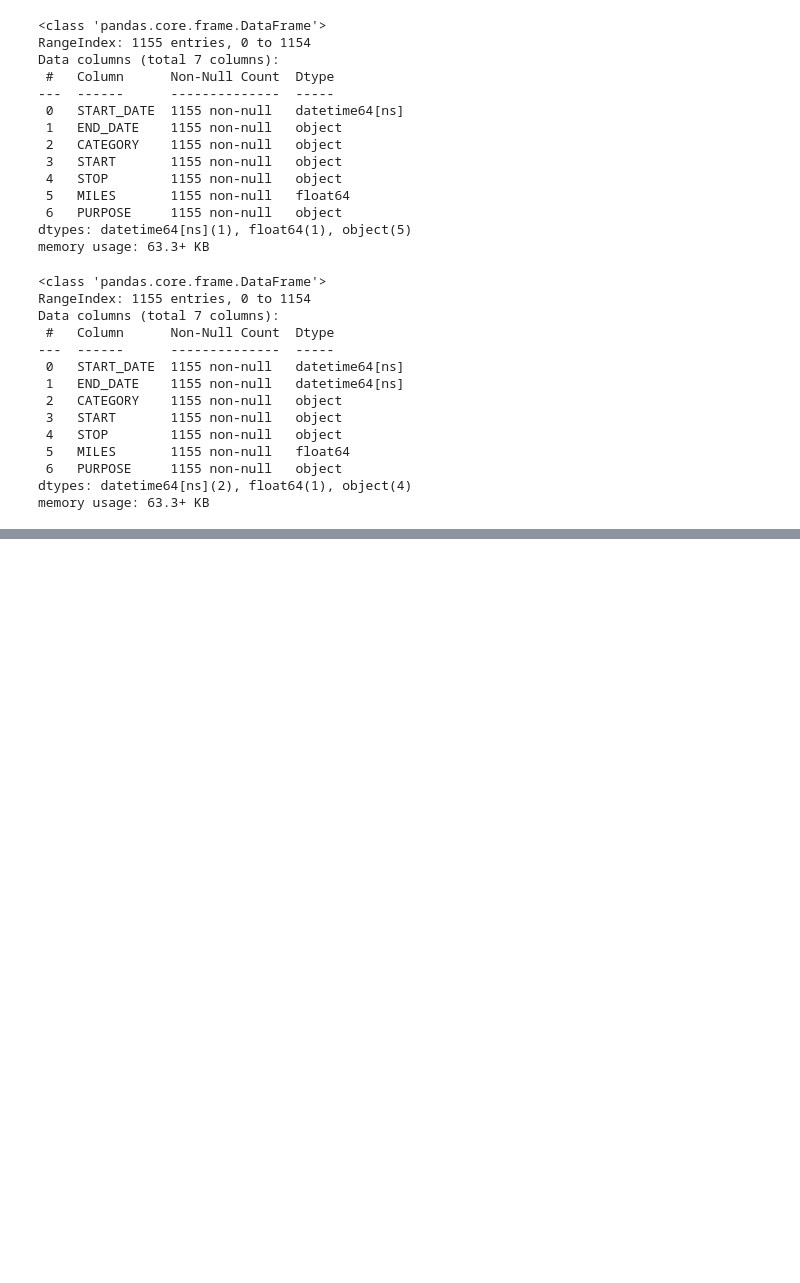
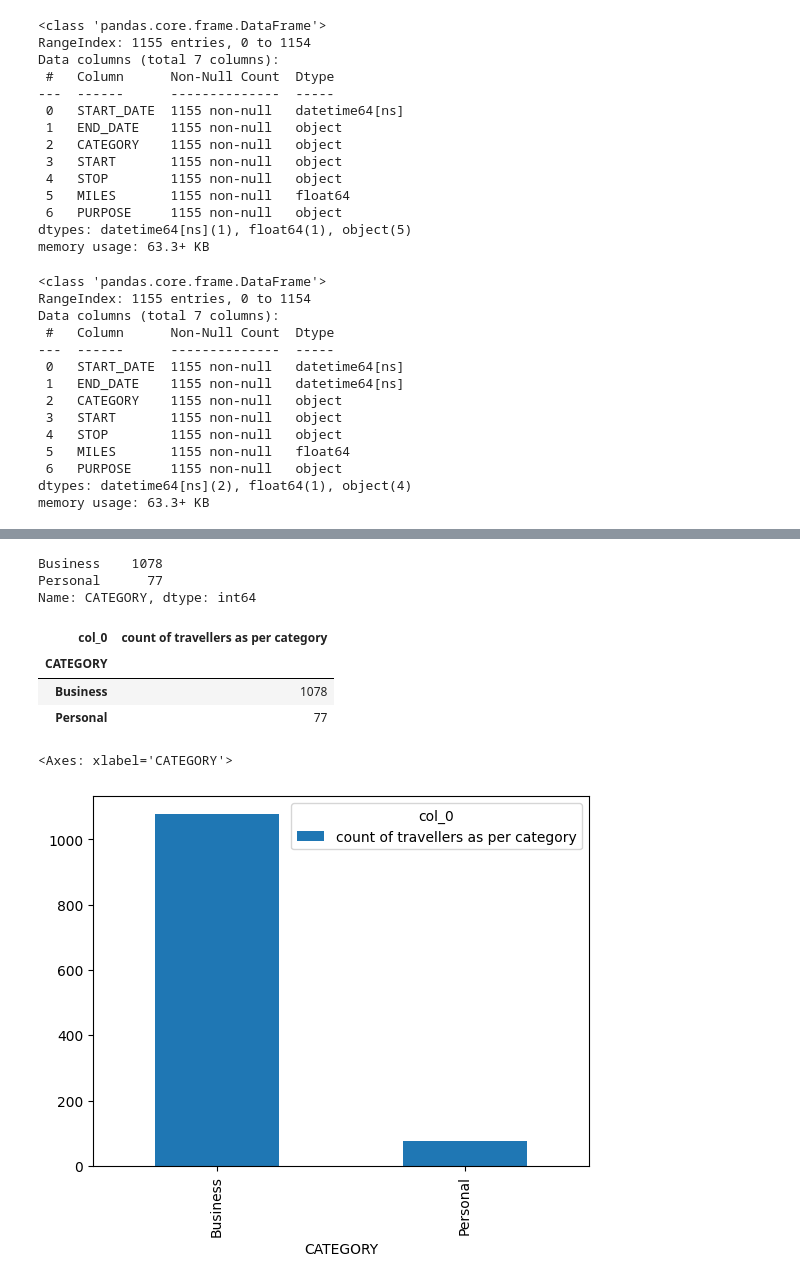
Before and after one commit to Ashutosh-Gairola/DEV, a Jupyter notebook: Analysis.ipynb, the cells around one changed output, grey strips where cells are left out. Saved outputs shown, nothing was run; the diff lists cells and outputs as text; code cells hidden in the pictures; blank space fills up the shorter version.

```diff
--- a/Analysis.ipynb
+++ b/Analysis.ipynb
@@ -330,0 +360,20 @@ df.tail(20)
+# %%
+df.CATEGORY.value_counts()
+# %% [output]
+Business    1078
+Personal      77
+Name: CATEGORY, dtype: int64
+# %%
+category = pd.crosstab(index=df['CATEGORY'],columns="count of travellers as per category")
+# %%
+category
+# %% [output]
+| col_0 | count of travellers as per category |
+| CATEGORY |  |
+| Business | 1078 |
+| Personal | 77 |
+# %%
+category.plot(kind='bar')
+# %% [output]
+<Axes: xlabel='CATEGORY'>
+[figure, added]
```
Also changed, not shown: parts of 33 cells of this notebook.
